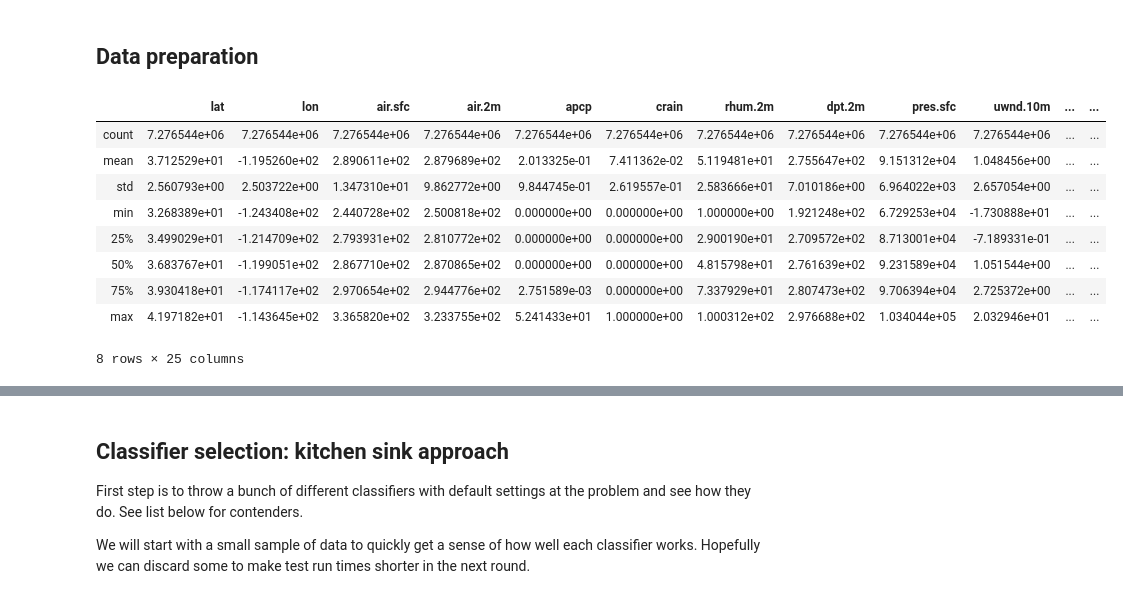
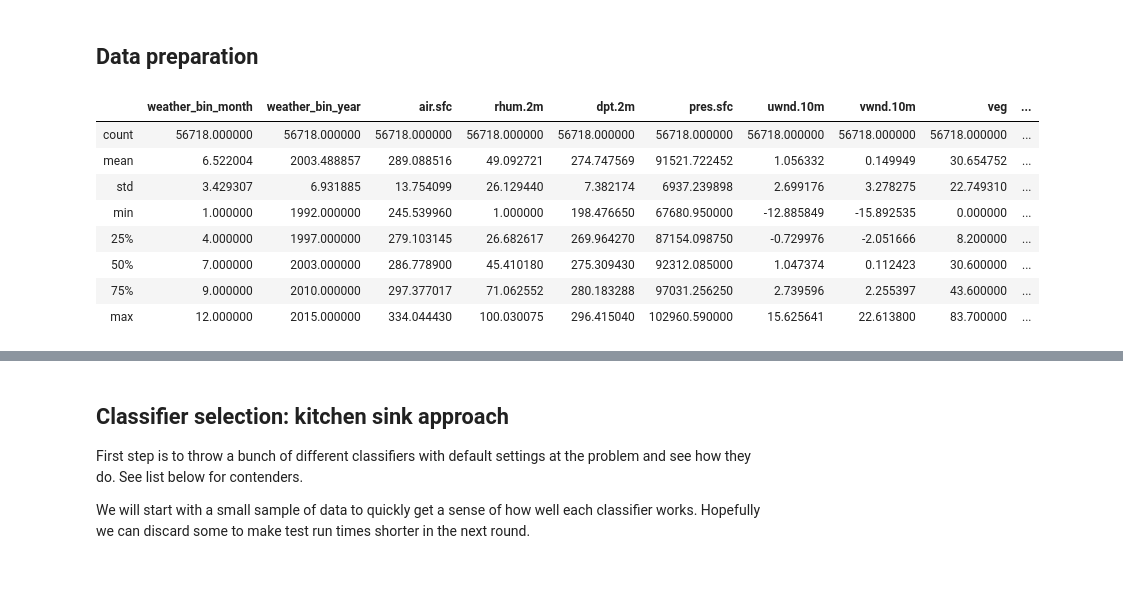
Before and after one commit to aristyogresearch/wildfire, a Jupyter notebook: notebooks/model_selection_optimization.ipynb, the cells around one changed output, grey strips where cells are left out. Drawn from its saved outputs; the diff is of its cells as text; code cells hidden in the pictures.

```diff
--- a/notebooks/model_selection_optimization.ipynb
+++ b/notebooks/model_selection_optimization.ipynb
@@ -50,7 +50,7 @@ sns.set_context("notebook", font_scale=1.5, rc={"lines.linewidth": 2.5})
 # %%
 # Variables
 
-raw_data_file = '../data/training_data/1992-1997_training_data_raw.csv'
+raw_data_file = '../data/stratified_training_data/1992-2015_training_data_raw_n100000_ks_pval0.3.1.csv'
 
 rand_seed = 42
 classifier_jobs = 4
@@ -70,25 +70,18 @@ plot_grid_resolution = 500
 contourf_levels = 500
 
 weather_variables = [
+    'weather_bin_month',
+    'weather_bin_year',
     'air.sfc',
-    'air.2m',
-    'apcp',
-    'crain',
     'rhum.2m',
     'dpt.2m',
     'pres.sfc',
     'uwnd.10m',
     'vwnd.10m',
     'veg',
-#     'dlwrf',
-#     'dswrf',
-#     'lcdc',
-#     'hcdc',
-#     'mcdc',
-#     'hpbl',
-#     'prate',
-    'vis',
-#    'ulwrf.sfc'
+    'lat',
+    'lon',
+    'ignition'
 ]
 # %%
 # Functions
@@ -406,19 +394,19 @@ def plot_relative_feature_importance(model, data, x_test, x_tick_size):
 # %%
 # Load data
 raw_data = pd.read_csv(raw_data_file, low_memory=False)
+raw_data = raw_data[weather_variables]
 
 # Shuffel row order
 raw_data = raw_data.sample(frac=1).reset_index(drop=True)
 
 raw_data.describe()
 # %% [output]
-|  | lat | lon | air.sfc | air.2m | apcp | crain | rhum.2m | dpt.2m | pres.sfc | uwnd.10m | ... | ... |
-| count | 7.276544e+06 | 7.276544e+06 | 7.276544e+06 | 7.276544e+06 | 7.276544e+06 | 7.276544e+06 | 7.276544e+06 | 7.276544e+06 | 7.276544e+06 | 7.276544e+06 | ... | ... |
-| mean | 3.712529e+01 | -1.195260e+02 | 2.890611e+02 | 2.879689e+02 | 2.013325e-01 | 7.411362e-02 | 5.119481e+01 | 2.755647e+02 | 9.151312e+04 | 1.048456e+00 | ... | ... |
-| std | 2.560793e+00 | 2.503722e+00 | 1.347310e+01 | 9.862772e+00 | 9.844745e-01 | 2.619557e-01 | 2.583666e+01 | 7.010186e+00 | 6.964022e+03 | 2.657054e+00 | ... | ... |
-| min | 3.268389e+01 | -1.243408e+02 | 2.440728e+02 | 2.500818e+02 | 0.000000e+00 | 0.000000e+00 | 1.000000e+00 | 1.921248e+02 | 6.729253e+04 | -1.730888e+01 | ... | ... |
-| 25% | 3.499029e+01 | -1.214709e+02 | 2.793931e+02 | 2.810772e+02 | 0.000000e+00 | 0.000000e+00 | 2.900190e+01 | 2.709572e+02 | 8.713001e+04 | -7.189331e-01 | ... | ... |
-| 50% | 3.683767e+01 | -1.199051e+02 | 2.867710e+02 | 2.870865e+02 | 0.000000e+00 | 0.000000e+00 | 4.815798e+01 | 2.761639e+02 | 9.231589e+04 | 1.051544e+00 | ... | ... |
-| 75% | 3.930418e+01 | -1.174117e+02 | 2.970654e+02 | 2.944776e+02 | 2.751589e-03 | 0.000000e+00 | 7.337929e+01 | 2.807473e+02 | 9.706394e+04 | 2.725372e+00 | ... | ... |
-| max | 4.197182e+01 | -1.143645e+02 | 3.365820e+02 | 3.233755e+02 | 5.241433e+01 | 1.000000e+00 | 1.000312e+02 | 2.976688e+02 | 1.034044e+05 | 2.032946e+01 | ... | ... |
+|  | weather_bin_month | weather_bin_year | air.sfc | rhum.2m | dpt.2m | pres.sfc | uwnd.10m | vwnd.10m | veg | ... |
+| count | 56718.000000 | 56718.000000 | 56718.000000 | 56718.000000 | 56718.000000 | 56718.000000 | 56718.000000 | 56718.000000 | 56718.000000 | ... |
+| mean | 6.522004 | 2003.488857 | 289.088516 | 49.092721 | 274.747569 | 91521.722452 | 1.056332 | 0.149949 | 30.654752 | ... |
+| std | 3.429307 | 6.931885 | 13.754099 | 26.129440 | 7.382174 | 6937.239898 | 2.699176 | 3.278275 | 22.749310 | ... |
+| min | 1.000000 | 1992.000000 | 245.539960 | 1.000000 | 198.476650 | 67680.950000 | -12.885849 | -15.892535 | 0.000000 | ... |
+| 25% | 4.000000 | 1997.000000 | 279.103145 | 26.682617 | 269.964270 | 87154.098750 | -0.729976 | -2.051666 | 8.200000 | ... |
+| 50% | 7.000000 | 2003.000000 | 286.778900 | 45.410180 | 275.309430 | 92312.085000 | 1.047374 | 0.112423 | 30.600000 | ... |
+| 75% | 9.000000 | 2010.000000 | 297.377017 | 71.062552 | 280.183288 | 97031.256250 | 2.739596 | 2.255397 | 43.600000 | ... |
+| max | 12.000000 | 2015.000000 | 334.044430 | 100.030075 | 296.415040 | 102960.590000 | 15.625641 | 22.613800 | 83.700000 | ... |
-8 rows × 25 columns
```
Also changed, not shown: parts of 12 cells of this notebook, 11 other files.
